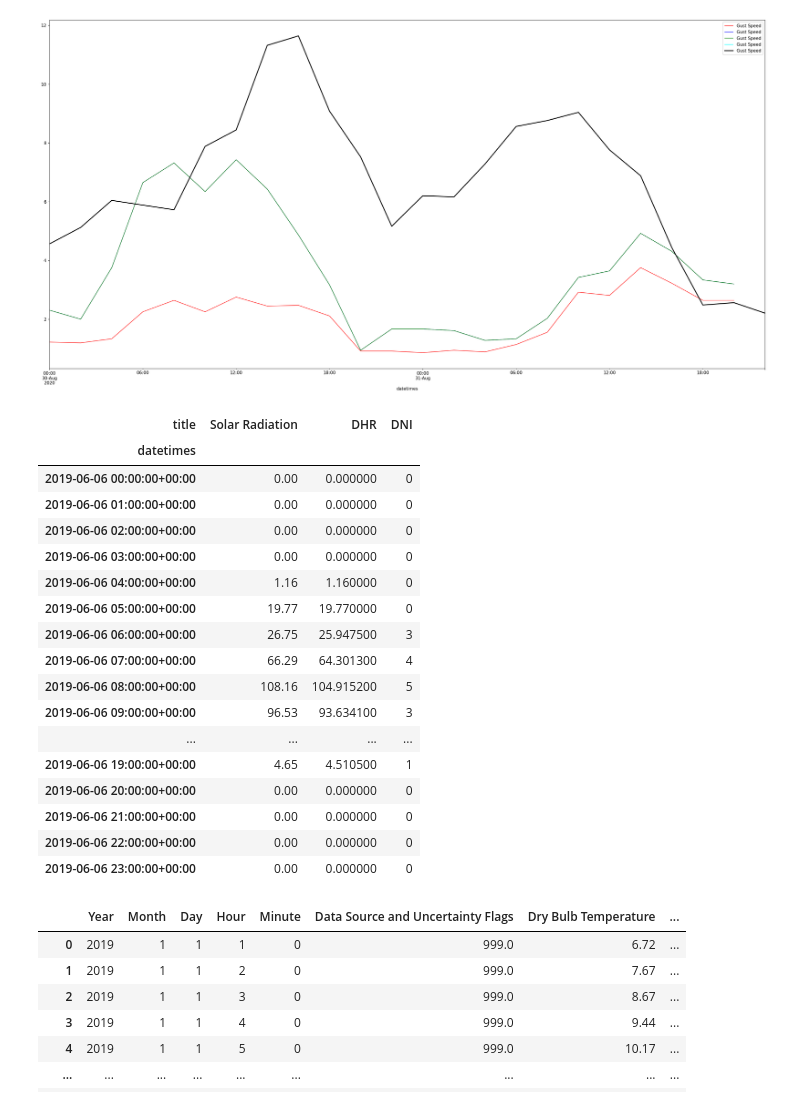
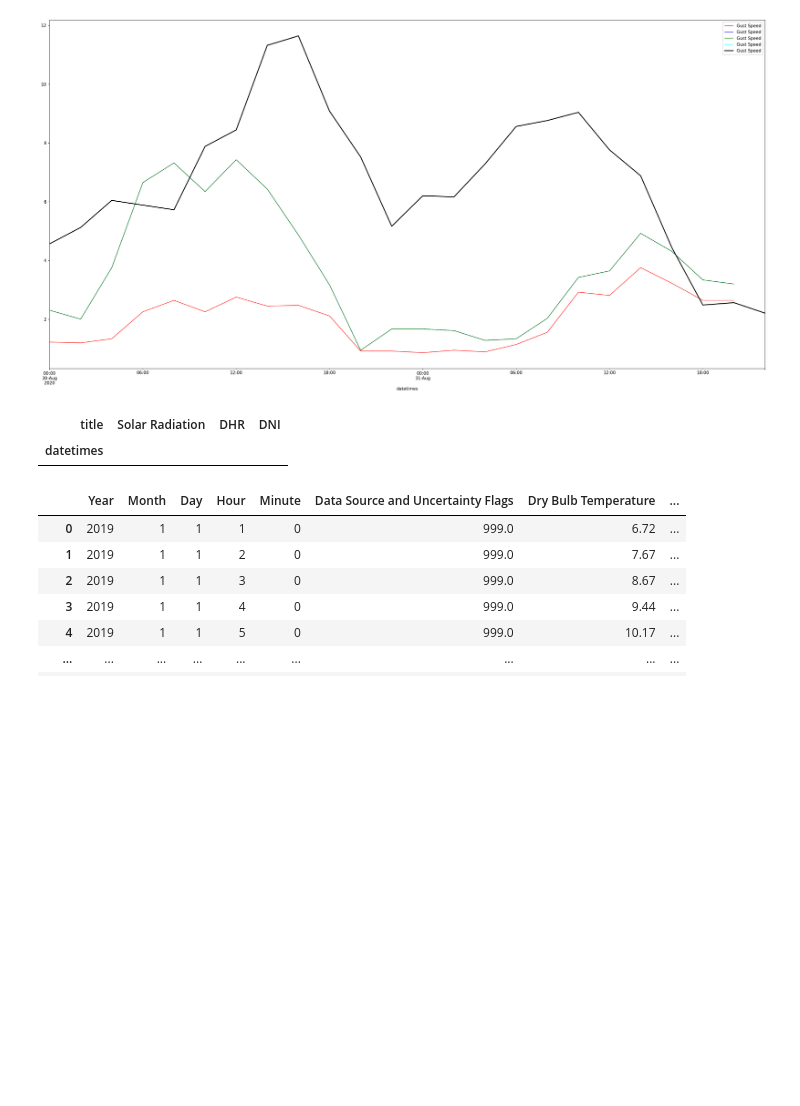
Before and after one commit to kastnerp/CampusMicroclimateAndWeather, a Jupyter notebook: ReadPlot.ipynb, the cells around one changed output. Saved outputs shown, nothing was run; the diff lists cells and outputs as text; code cells hidden in the pictures; blank space fills up the shorter version.

```diff
--- a/ReadPlot.ipynb
+++ b/ReadPlot.ipynb
@@ -68,7 +68,7 @@ S1 = HoboReader("DL1_Stone_Garden_Tjaden_Hall.csv")
 S2 = HoboReader("DL2_PSB_Parking_Lot.csv")
 S3 = HoboReader("DL3_Olin_Library.csv")
 S4 = HoboReader("DL4_Milstein_Hall_Roof.csv")
-S5 = HoboReader("DL5_Game_Farm_Road_2020.csv")
+S5 = HoboReader("DL5_Game_Farm_Road.csv")
 
 df1 = S1.get_dataframe()
 df2 = S2.get_dataframe()
@@ -430,47 +410,31 @@ time_zone = 5 * 15  # west-positive
 
 # print("month, day, time, GHR\n")
 
 # %timeit GenReindl(lat, lon, time_zone).calc_split(4, 22, 8.333333333, 107)
 
 def calc_split_df(df):
     idx = df.index
     solar_rad_column = df.columns.get_loc('Solar Radiation')
     GHR = df.iloc[:, solar_rad_column].astype('float')
 
     # temporary bitmask
     bm = df.isna()
     df.fillna(0)
 
     gr = GenReindl(lat, lon, time_zone)
     DNI, DHR = gr.calc_split_vectorized(gr, idx.month, idx.day, idx.hour, GHR)
 
     # back to NaN for missing values
     df[bm] = np.NaN
 
     df['DHR'] = DHR
     df['DNI'] = DNI
 
     return df
 
 test1 = calc_split_df(df3)
 test1
-test[['Solar Radiation', 'DHR', 'DNI']].loc['2019-06-06']
+test1[['Solar Radiation', 'DHR', 'DNI']].loc['2019-06-06']
 # %% [output]
 | title | Solar Radiation | DHR | DNI |
 | datetimes |  |  |  |
-| 2019-06-06 00:00:00+00:00 | 0.00 | 0.000000 | 0 |
-| 2019-06-06 01:00:00+00:00 | 0.00 | 0.000000 | 0 |
-| 2019-06-06 02:00:00+00:00 | 0.00 | 0.000000 | 0 |
-| 2019-06-06 03:00:00+00:00 | 0.00 | 0.000000 | 0 |
-| 2019-06-06 04:00:00+00:00 | 1.16 | 1.160000 | 0 |
-| 2019-06-06 05:00:00+00:00 | 19.77 | 19.770000 | 0 |
-| 2019-06-06 06:00:00+00:00 | 26.75 | 25.947500 | 3 |
-| 2019-06-06 07:00:00+00:00 | 66.29 | 64.301300 | 4 |
-| 2019-06-06 08:00:00+00:00 | 108.16 | 104.915200 | 5 |
-| 2019-06-06 09:00:00+00:00 | 96.53 | 93.634100 | 3 |
-| ... | ... | ... | ... |
-| 2019-06-06 19:00:00+00:00 | 4.65 | 4.510500 | 1 |
-| 2019-06-06 20:00:00+00:00 | 0.00 | 0.000000 | 0 |
-| 2019-06-06 21:00:00+00:00 | 0.00 | 0.000000 | 0 |
-| 2019-06-06 22:00:00+00:00 | 0.00 | 0.000000 | 0 |
-| 2019-06-06 23:00:00+00:00 | 0.00 | 0.000000 | 0 |
```
Also changed, not shown: parts of 7 cells of this notebook, 9 other files.
